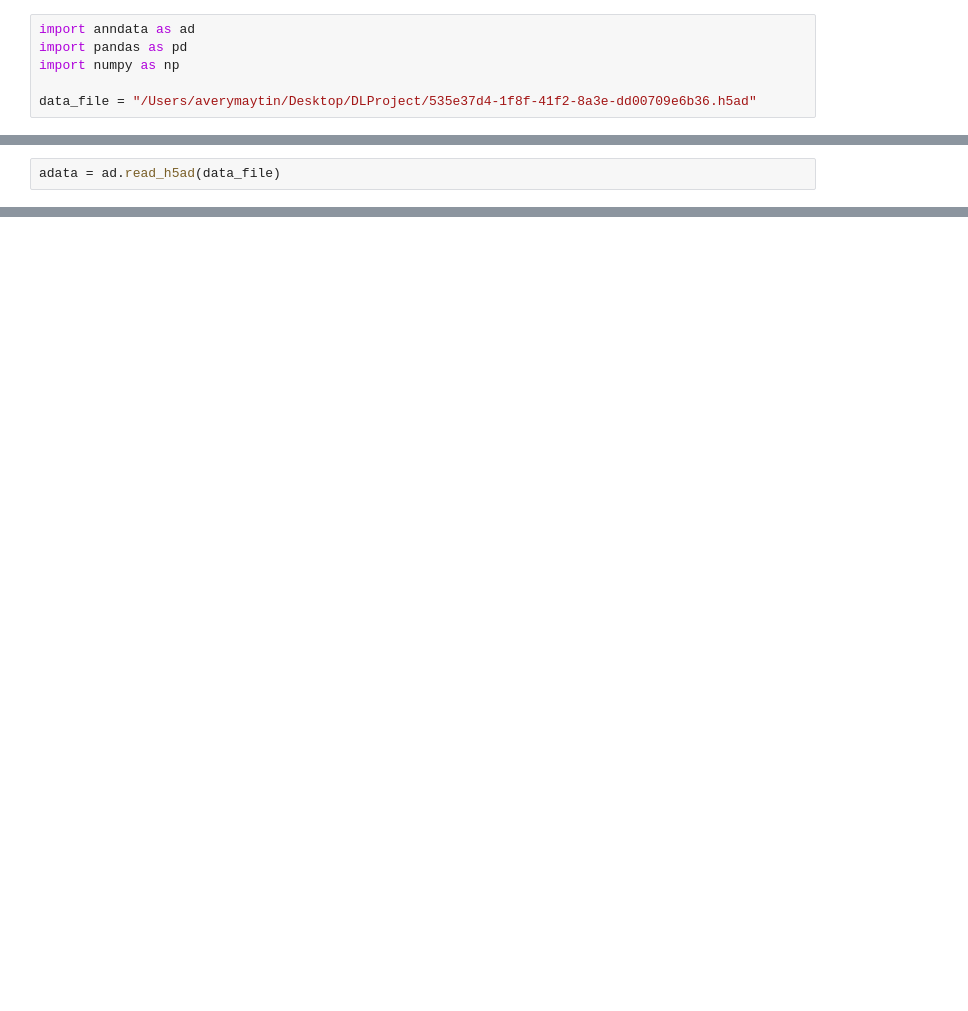
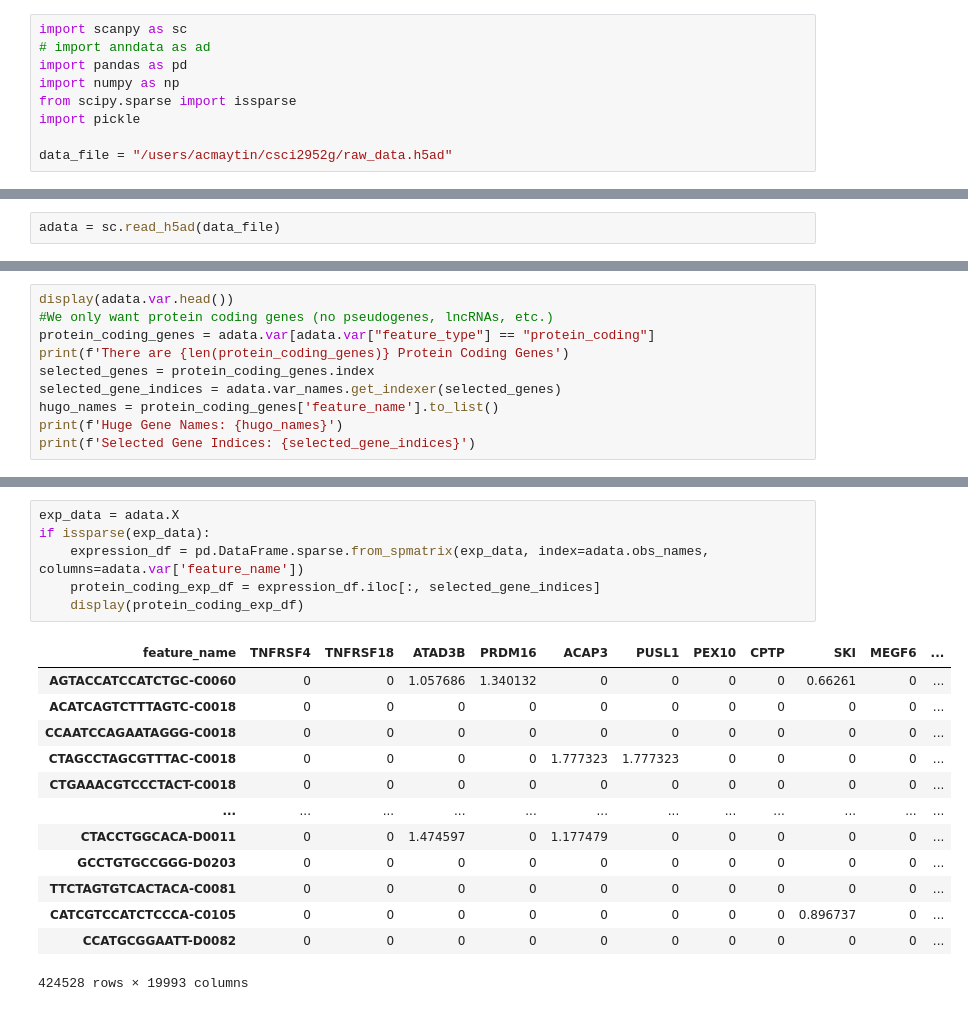
Before and after one commit to a3maytin/DL_Genomics_Final_Project, a Jupyter notebook: load_data.ipynb, the cells around one changed output, grey strips where cells are left out. Saved outputs shown, nothing was run; the diff lists cells and outputs as text; blank space fills up the shorter version.

Commit message:
updated load_data notebook"

```diff
--- a/load_data.ipynb
+++ b/load_data.ipynb
@@ -1,6 +1,9 @@
 # %%
-import anndata as ad
+import scanpy as sc
+# import anndata as ad
 import pandas as pd
 import numpy as np
+from scipy.sparse import issparse
+import pickle
 
-data_file = "/Users/averymaytin/Desktop/DLProject/535e37d4-1f8f-41f2-8a3e-dd00709e6b36.h5ad"
+data_file = "/users/acmaytin/csci2952g/raw_data.h5ad"
@@ -7,3 +12,3 @@ data_file = "/Users/averymaytin/Desktop/DLProject/535e37d4-1f8f-41f2-8a3e-dd0070
 # %%
-adata = ad.read_h5ad(data_file)
+adata = sc.read_h5ad(data_file)
 # %%
@@ -96,0 +49,10 @@ df.to_csv("/Users/averymaytin/Desktop/DLProject/raw_data.csv")
+# %%
+display(adata.var.head())
+#We only want protein coding genes (no pseudogenes, lncRNAs, etc.)
+protein_coding_genes = adata.var[adata.var["feature_type"] == "protein_coding"]
+print(f'There are {len(protein_coding_genes)} Protein Coding Genes')
+selected_genes = protein_coding_genes.index
+selected_gene_indices = adata.var_names.get_indexer(selected_genes)
+hugo_names = protein_coding_genes['feature_name'].to_list()
+print(f'Huge Gene Names: {hugo_names}')
+print(f'Selected Gene Indices: {selected_gene_indices}')
@@ -96,0 +70,20 @@ df.to_csv("/Users/averymaytin/Desktop/DLProject/raw_data.csv")
+# %%
+exp_data = adata.X
+if issparse(exp_data):
+    expression_df = pd.DataFrame.sparse.from_spmatrix(exp_data, index=adata.obs_names, columns=adata.var['feature_name'])
+    protein_coding_exp_df = expression_df.iloc[:, selected_gene_indices]
+    display(protein_coding_exp_df)
+# %% [output]
+| feature_name | TNFRSF4 | TNFRSF18 | ATAD3B | PRDM16 | ACAP3 | PUSL1 | PEX10 | CPTP | SKI | MEGF6 | ... |
+| AGTACCATCCATCTGC-C0060 | 0 | 0 | 1.057686 | 1.340132 | 0 | 0 | 0 | 0 | 0.66261 | 0 | ... |
+| ACATCAGTCTTTAGTC-C0018 | 0 | 0 | 0 | 0 | 0 | 0 | 0 | 0 | 0 | 0 | ... |
+| CCAATCCAGAATAGGG-C0018 | 0 | 0 | 0 | 0 | 0 | 0 | 0 | 0 | 0 | 0 | ... |
+| CTAGCCTAGCGTTTAC-C0018 | 0 | 0 | 0 | 0 | 1.777323 | 1.777323 | 0 | 0 | 0 | 0 | ... |
+| CTGAAACGTCCCTACT-C0018 | 0 | 0 | 0 | 0 | 0 | 0 | 0 | 0 | 0 | 0 | ... |
+| ... | ... | ... | ... | ... | ... | ... | ... | ... | ... | ... | ... |
+| CTACCTGGCACA-D0011 | 0 | 0 | 1.474597 | 0 | 1.177479 | 0 | 0 | 0 | 0 | 0 | ... |
+| GCCTGTGCCGGG-D0203 | 0 | 0 | 0 | 0 | 0 | 0 | 0 | 0 | 0 | 0 | ... |
+| TTCTAGTGTCACTACA-C0081 | 0 | 0 | 0 | 0 | 0 | 0 | 0 | 0 | 0 | 0 | ... |
+| CATCGTCCATCTCCCA-C0105 | 0 | 0 | 0 | 0 | 0 | 0 | 0 | 0 | 0.896737 | 0 | ... |
+| CCATGCGGAATT-D0082 | 0 | 0 | 0 | 0 | 0 | 0 | 0 | 0 | 0 | 0 | ... |
+424528 rows × 19993 columns
```
Also changed, not shown: parts of 25 cells of this notebook, 2 other files.
